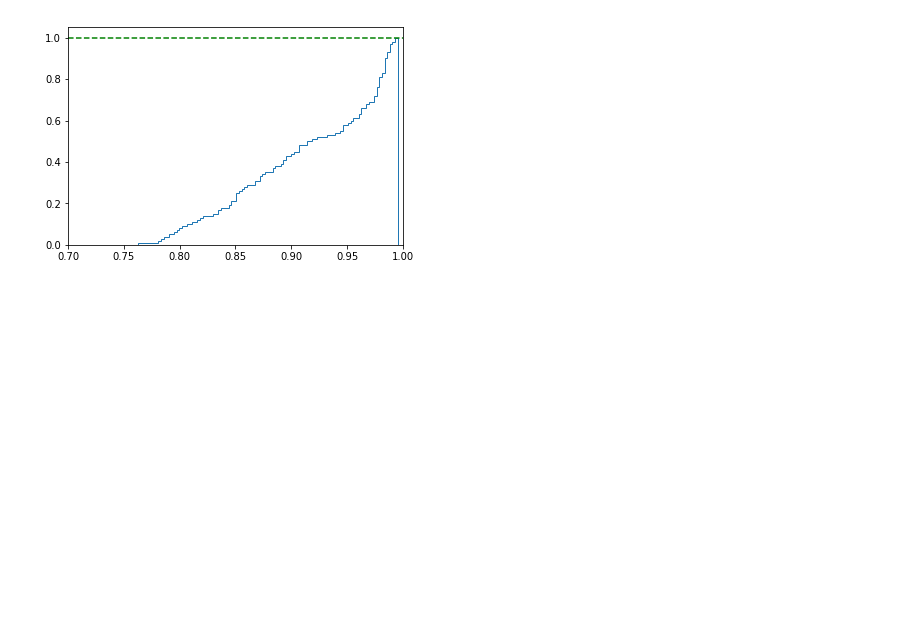
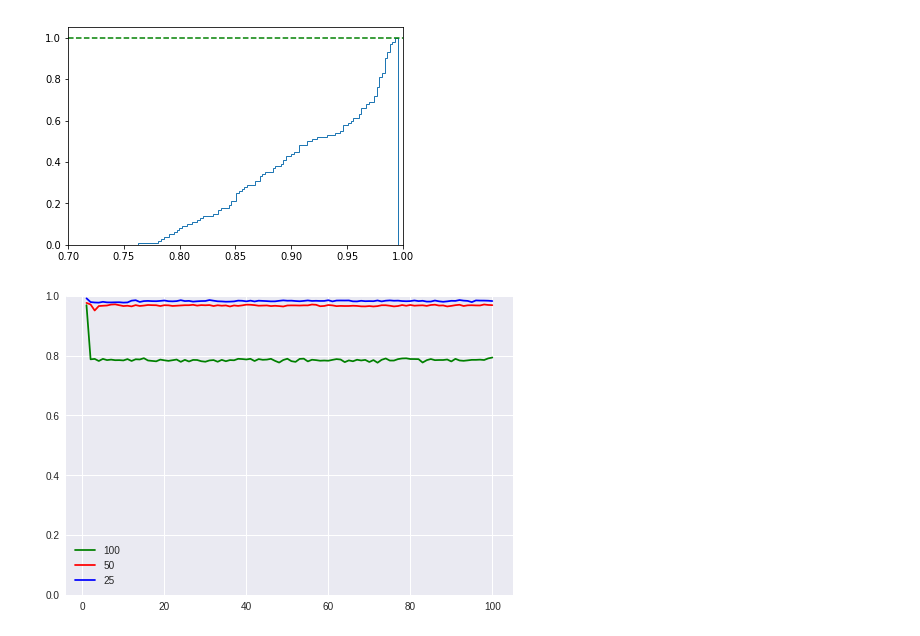
Before and after one commit to npazosmendez/connect4-AI, a Jupyter notebook: mediciones/fitnes_golosa_vs_random.ipynb, the cells around one changed output. Drawn from its saved outputs; the diff is of its cells as text; code cells hidden in the pictures; blank space fills up the shorter version.

Commit message:
midiendo performance fitness genetico

```diff
--- a/mediciones/fitnes_golosa_vs_random.ipynb
+++ b/mediciones/fitnes_golosa_vs_random.ipynb
@@ -30,3 +32,25 @@ plt.show()
 # %% [output]
 [figure]
 [figure]
+# %%
+def parse_gen_data(route):
+    data_random_fitness = genfromtxt(route,delimiter=',')
+    data_random_fitness_generations = np.array(data_random_fitness[:,0],dtype=np.int)
+    data_random_fitness_fitness = np.array(data_random_fitness[:,1],dtype=np.float)
+    return data_random_fitness_generations, data_random_fitness_fitness
+# %%
+data_random_fitness_generations, data_random_fitness_fitness = \
+    parse_gen_data("genetic/random_fitness_100_50_0.005")
+data_random_fitness_generations_2, data_random_fitness_fitness_2 = \
+    parse_gen_data("genetic/random_fitness_100_25_0.005")
+data_random_fitness_generations_3, data_random_fitness_fitness_3 = \
+    parse_gen_data("genetic/random_fitness_100_100_0.005")
+# %%
+plt.plot(data_random_fitness_generations_3,data_random_fitness_fitness_3, "g-", label="100")
+plt.plot(data_random_fitness_generations,data_random_fitness_fitness, "r-", label="50")
+plt.plot(data_random_fitness_generations_2,data_random_fitness_fitness_2, "b-", label="25")
+plt.legend(loc='best')
+plt.ylim(0,1)
+plt.show()
+# %% [output]
+[figure, added]
```
Also changed, not shown: parts of 1 cell of this notebook, 3 other files.
